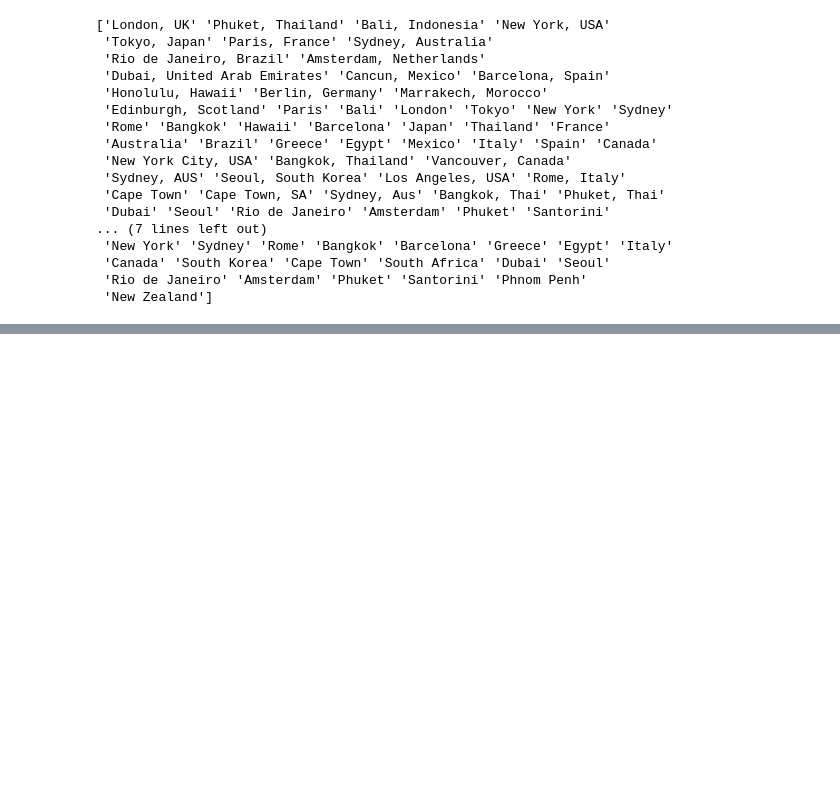
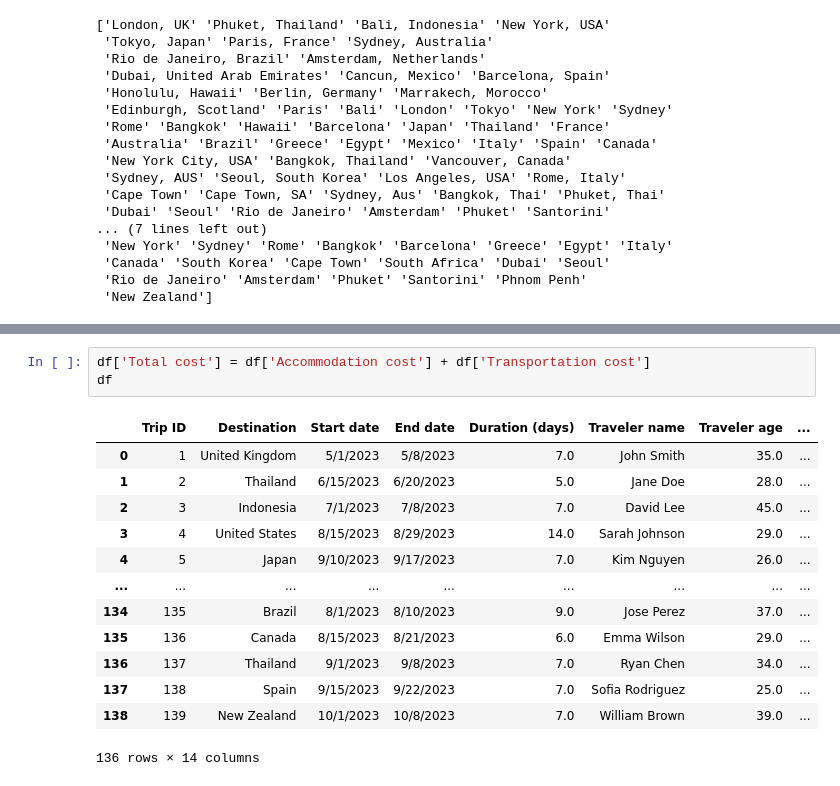
Before and after one commit to Shuchi18/CSCI4022_Final_Project, a Jupyter notebook: Notebook/Project.ipynb, the cells around one changed output, grey strips where cells are left out. Saved outputs shown, nothing was run; the diff lists cells and outputs as text; blank space fills up the shorter version.

```diff
--- a/Notebook/Project.ipynb
+++ b/Notebook/Project.ipynb
@@ -136,0 +158,17 @@ Cleaned Transportation Cost:
+# %%
+df['Total cost'] = df['Accommodation cost'] + df['Transportation cost']
+df
+# %% [output]
+|  | Trip ID | Destination | Start date | End date | Duration (days) | Traveler name | Traveler age | ... |
+| 0 | 1 | United Kingdom | 5/1/2023 | 5/8/2023 | 7.0 | John Smith | 35.0 | ... |
+| 1 | 2 | Thailand | 6/15/2023 | 6/20/2023 | 5.0 | Jane Doe | 28.0 | ... |
+| 2 | 3 | Indonesia | 7/1/2023 | 7/8/2023 | 7.0 | David Lee | 45.0 | ... |
+| 3 | 4 | United States | 8/15/2023 | 8/29/2023 | 14.0 | Sarah Johnson | 29.0 | ... |
+| 4 | 5 | Japan | 9/10/2023 | 9/17/2023 | 7.0 | Kim Nguyen | 26.0 | ... |
+| ... | ... | ... | ... | ... | ... | ... | ... | ... |
+| 134 | 135 | Brazil | 8/1/2023 | 8/10/2023 | 9.0 | Jose Perez | 37.0 | ... |
+| 135 | 136 | Canada | 8/15/2023 | 8/21/2023 | 6.0 | Emma Wilson | 29.0 | ... |
+| 136 | 137 | Thailand | 9/1/2023 | 9/8/2023 | 7.0 | Ryan Chen | 34.0 | ... |
+| 137 | 138 | Spain | 9/15/2023 | 9/22/2023 | 7.0 | Sofia Rodriguez | 25.0 | ... |
+| 138 | 139 | New Zealand | 10/1/2023 | 10/8/2023 | 7.0 | William Brown | 39.0 | ... |
+136 rows × 14 columns
```
Also changed, not shown: parts of 7 cells of this notebook.
